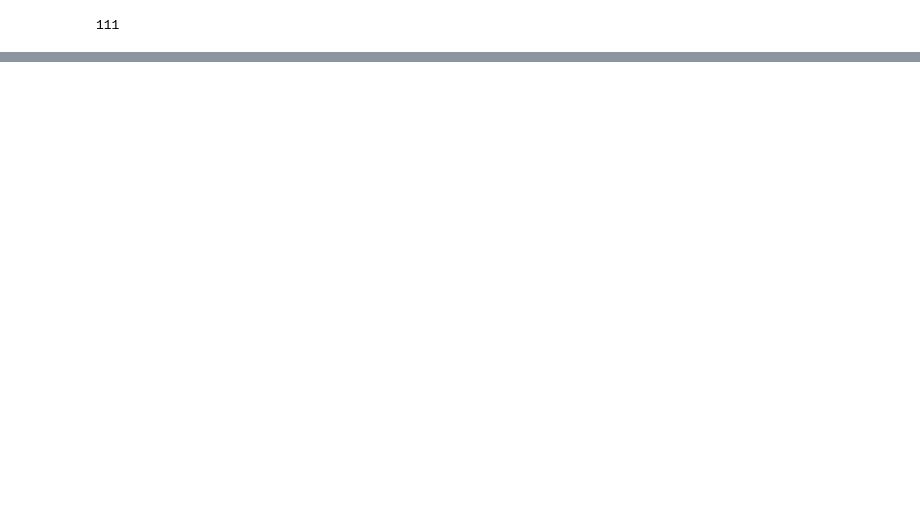
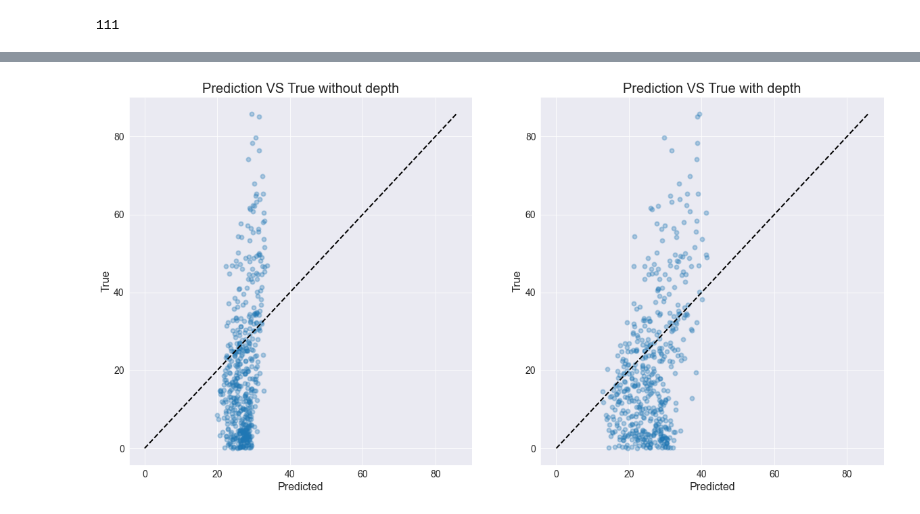
Before and after one commit to YUMVOLKOVA/Diploma_carbs-count, a Jupyter notebook: work_with_results/prediction.ipynb, the cells around one changed output, grey strips where cells are left out. Saved outputs shown, nothing was run; the diff lists cells and outputs as text; code cells hidden in the pictures; blank space fills up the shorter version.

```diff
--- a/work_with_results/prediction.ipynb
+++ b/work_with_results/prediction.ipynb
@@ -56,0 +91,21 @@ for bad_pred in tqdm(list_dish_bad):
+# %%
+font_props_labels = {'size': 14}
+fig, ax = plt.subplots(nrows=1, ncols=2,  sharex=False, sharey=False, figsize=(20, 10))
+ax[1].scatter(pred_depth, true_depth, lw=2, alpha=0.3)
+ax[1].plot([min(true_depth),max(true_depth)], [min(true_depth),max(true_depth)],
+         linestyle='--', lw=2, color='black')
+ax[0].scatter(pred_rgb, true_rgb, lw=2, alpha=0.3)
+ax[0].plot([min(true_rgb),max(true_rgb)], [min(true_rgb),max(true_rgb)],
+         linestyle='--', lw=2, color='black')
+ax[1].set_title(f'Prediction VS True with depth',fontsize=20)
+ax[1].set_xlabel('Predicted', fontsize=16)
+ax[1].set_ylabel('True', fontsize=16)
+ax[0].set_title(f'Prediction VS True without depth', fontsize=20)
+ax[0].set_xlabel('Predicted', fontsize=16)
+ax[0].set_ylabel('True', fontsize=16)
+for a in ax:
+        for label in (a.get_xticklabels() + a.get_yticklabels()):
+            label.set_font(font_props_labels)
+plt.savefig('work_with_results/prediction_vs_true.png')
+# %% [output]
+[figure, added]
```
Also changed, not shown: parts of 11 cells of this notebook, 5 other files.
